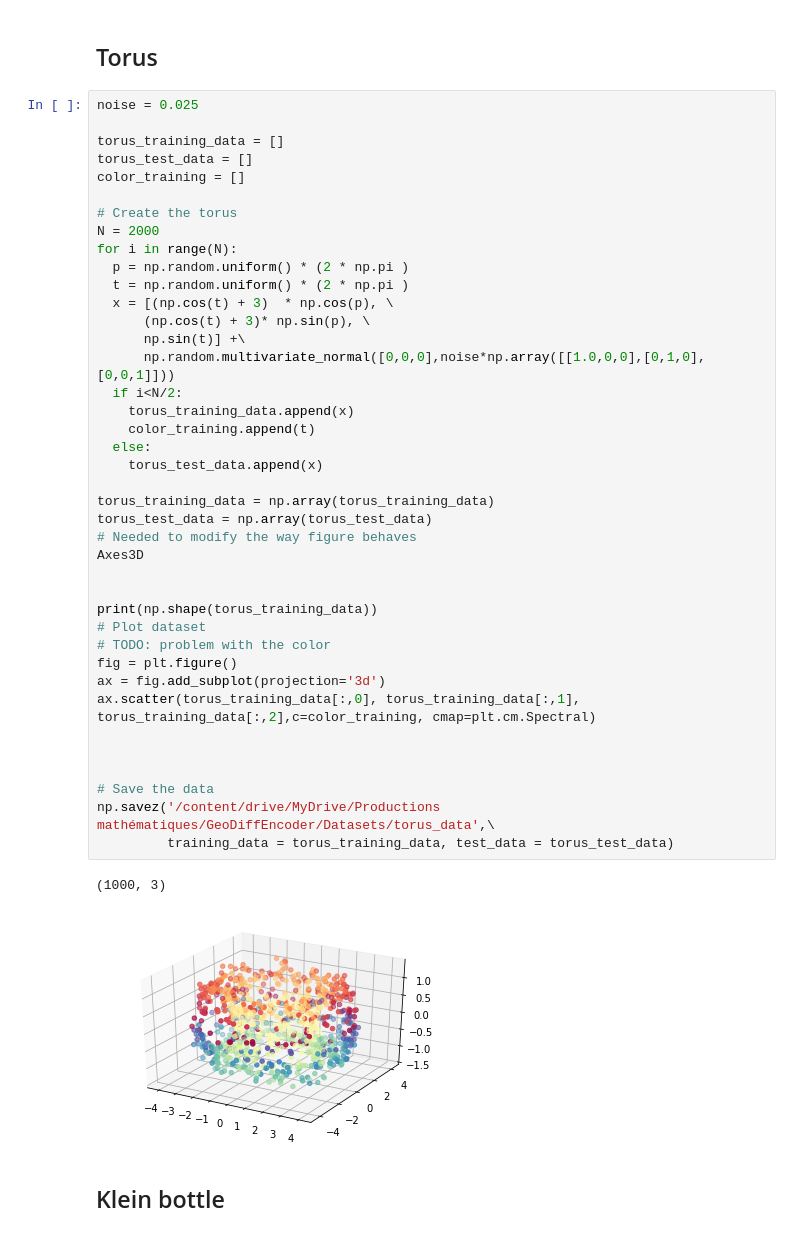
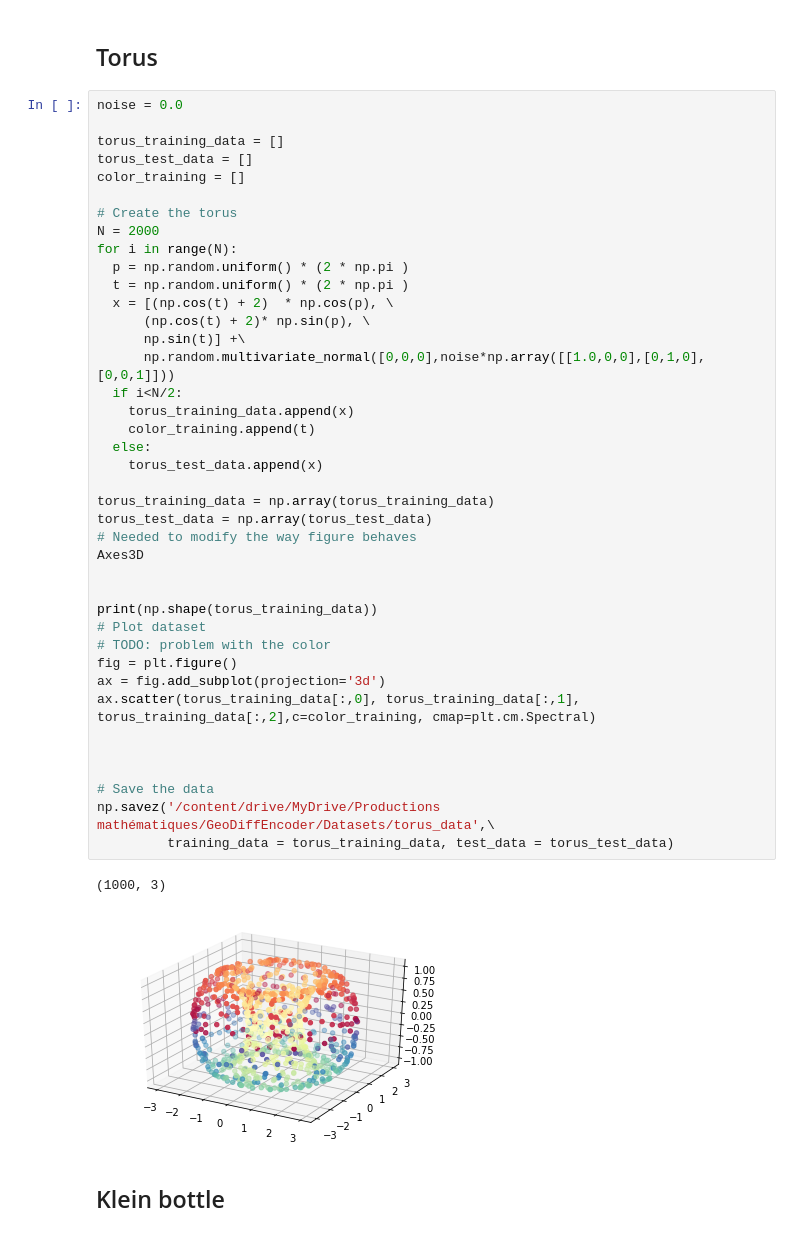
Before and after one commit to CharlesArnal/Deep_Atlas, a Jupyter notebook: CreatingDatasets.ipynb, the cells around one changed output. Cells and saved outputs as stored; diff of their text form.

```diff
--- a/CreatingDatasets.ipynb
+++ b/CreatingDatasets.ipynb
@@ -180,7 +178,7 @@ np.savez('/content/drive/MyDrive/Productions mathématiques/GeoDiffEncoder/Data
 # %% [markdown]
 ## Torus
 # %%
-noise = 0.025
+noise = 0.0
 
 torus_training_data = []
 torus_test_data = []
@@ -191,37 +189,37 @@ N = 2000
 for i in range(N):
   p = np.random.uniform() * (2 * np.pi )
   t = np.random.uniform() * (2 * np.pi )
-  x = [(np.cos(t) + 3)  * np.cos(p), \
-      (np.cos(t) + 3)* np.sin(p), \
+  x = [(np.cos(t) + 2)  * np.cos(p), \
+      (np.cos(t) + 2)* np.sin(p), \
       np.sin(t)] +\
       np.random.multivariate_normal([0,0,0],noise*np.array([[1.0,0,0],[0,1,0],[0,0,1]]))
   if i<N/2:
     torus_training_data.append(x)
     color_training.append(t)
   else:
     torus_test_data.append(x)
 
 torus_training_data = np.array(torus_training_data)
 torus_test_data = np.array(torus_test_data)
 # Needed to modify the way figure behaves
 Axes3D
 
 
 print(np.shape(torus_training_data))
 # Plot dataset
 # TODO: problem with the color
 fig = plt.figure()
 ax = fig.add_subplot(projection='3d')
 ax.scatter(torus_training_data[:,0], torus_training_data[:,1], torus_training_data[:,2],c=color_training, cmap=plt.cm.Spectral)
 
 
 
 # Save the data
 np.savez('/content/drive/MyDrive/Productions mathématiques/GeoDiffEncoder/Datasets/torus_data',\
          training_data = torus_training_data, test_data = torus_test_data)
 # %% [output]
 (1000, 3)
-[figure, old version]
+[figure, new version]
 # %% [markdown]
 ## Klein bottle
 # %%
```
Also changed, not shown: parts of 39 cells of this notebook, 2 other files.
